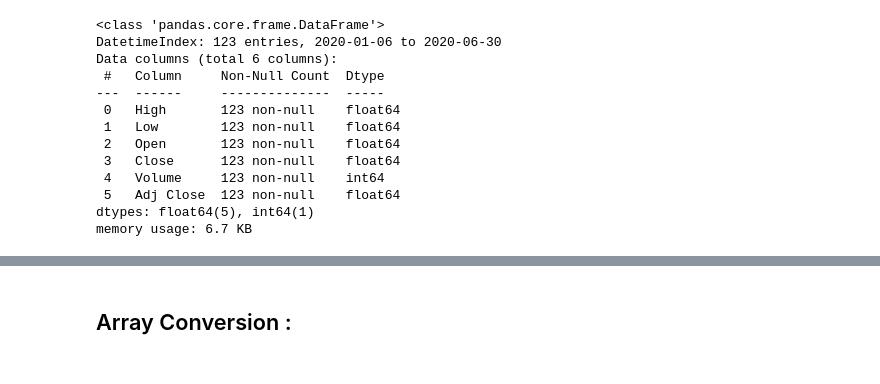
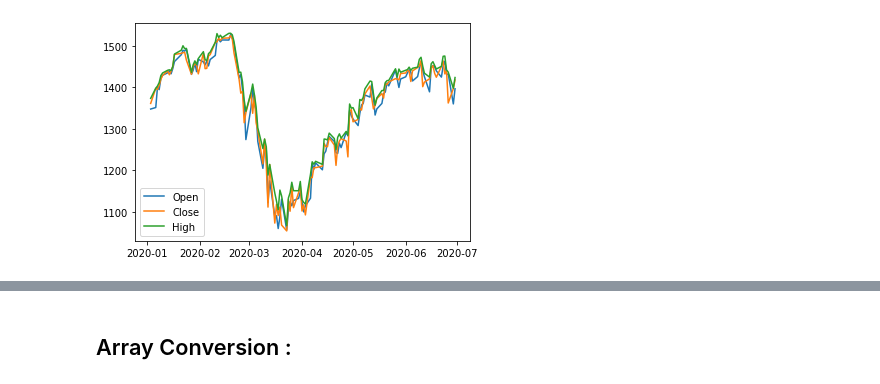
Before and after one commit to Data-Science-Community-SRM/Conjexure-A-Web-App-for-Stock-Market-Forecasting, a Jupyter notebook: Stock_Market_LSTM_[_Data_Selection].ipynb, the cells around one changed output, grey strips where cells are left out. Cells and saved outputs as stored; diff of their text form; code cells hidden in the pictures.

```diff
--- a/Stock_Market_LSTM_[_Data_Selection].ipynb
+++ b/Stock_Market_LSTM_[_Data_Selection].ipynb
@@ -32,18 +30,2 @@ df_g
-# %%
-df_g.info()
-# %% [output]
-<class 'pandas.core.frame.DataFrame'>
-DatetimeIndex: 123 entries, 2020-01-06 to 2020-06-30
-Data columns (total 6 columns):
- #   Column     Non-Null Count  Dtype
----  ------     --------------  -----
- 0   High       123 non-null    float64
- 1   Low        123 non-null    float64
- 2   Open       123 non-null    float64
- 3   Close      123 non-null    float64
- 4   Volume     123 non-null    int64
- 5   Adj Close  123 non-null    float64
-dtypes: float64(5), int64(1)
-memory usage: 6.7 KB
 # %%
 #The 'DATE' Column has already been parsed to dates , so that we can easily access it as a timestamp object.
@@ -50,3 +37,11 @@ memory usage: 6.7 KB
+# %%
+plt.plot(df_g.Open, label = "Open")
+plt.plot(df_g.Close, label = "Close")
+plt.plot(df_g.High, label = "High")
+plt.legend()
+plt.show()
+# %% [output]
+[figure, added]
 # %%
 df_g.describe()
 # %% [output]
```
Also changed, not shown: parts of 24 cells of this notebook, 1 other file.
